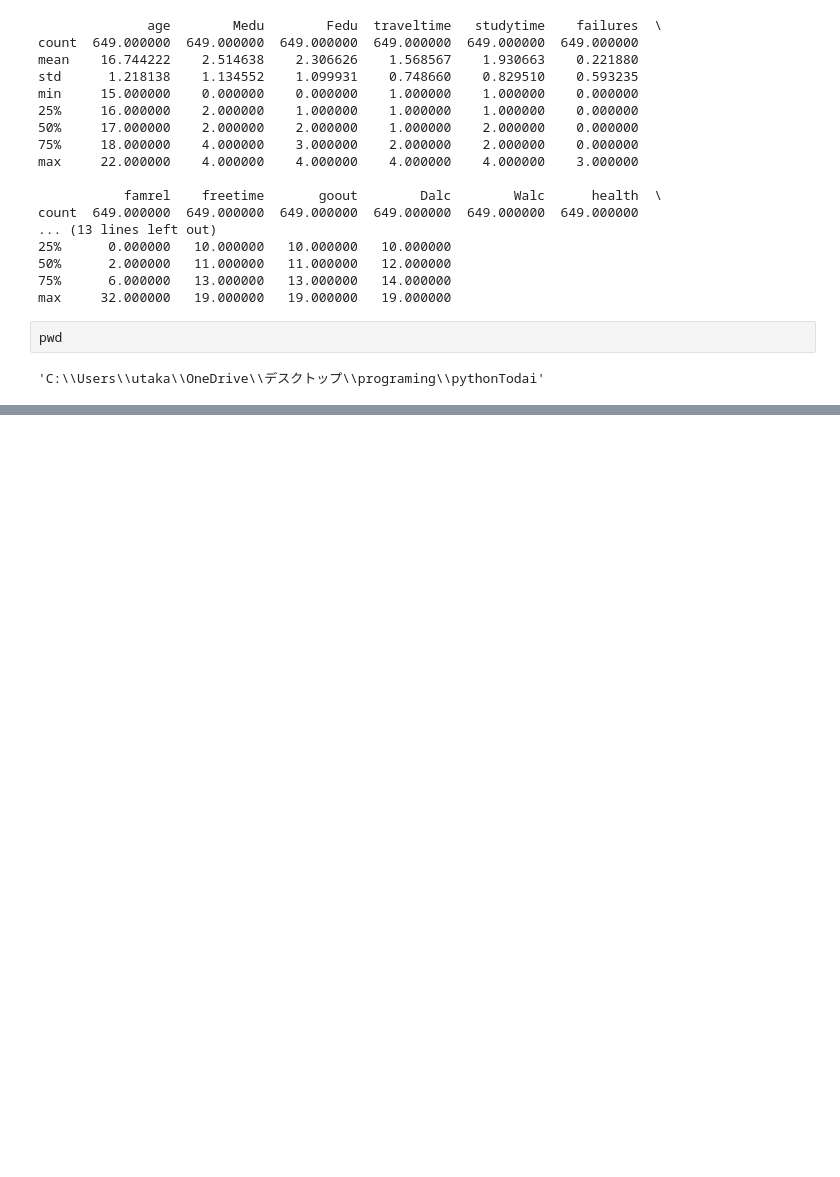
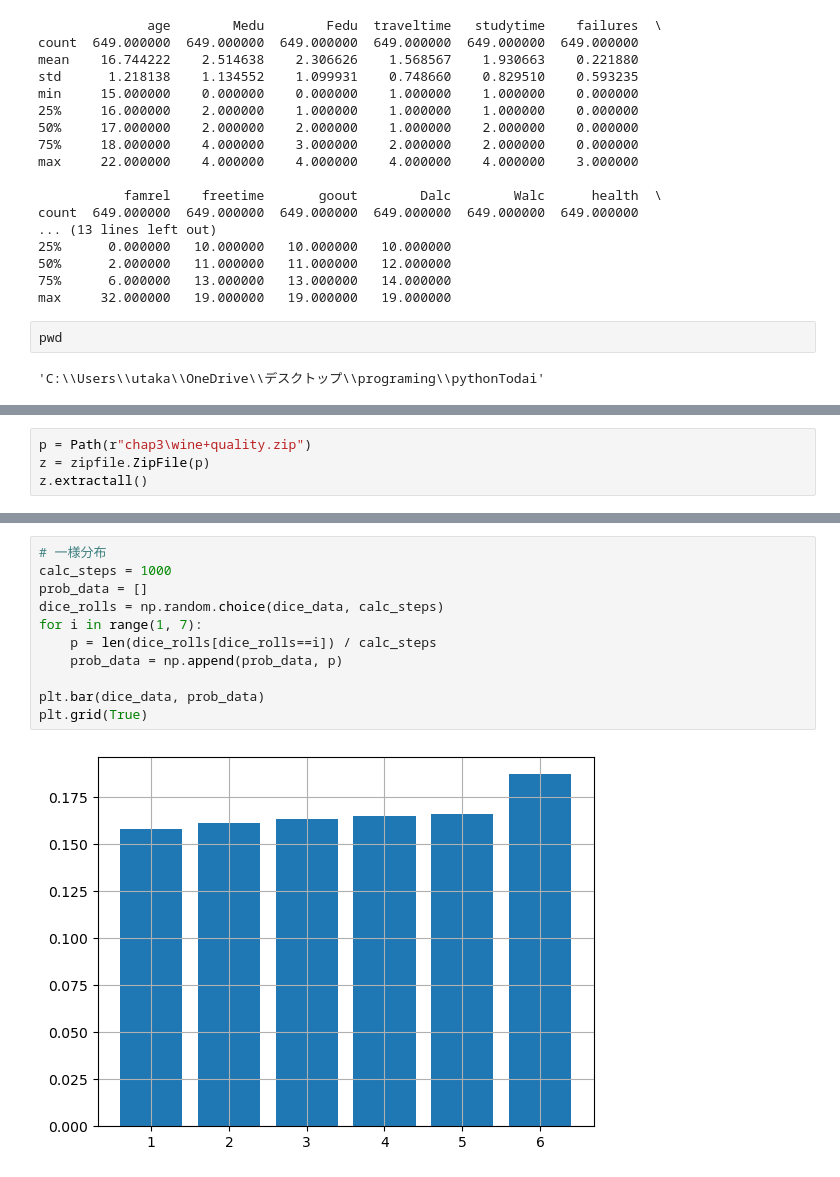
Before and after one commit to edayoshi-1999/python_Todai, a Jupyter notebook: 2.18.ipynb, the cells around one changed output, grey strips where cells are left out. Drawn from its saved outputs; the diff is of its cells as text; blank space fills up the shorter version.

```diff
--- a/2.18.ipynb
+++ b/2.18.ipynb
@@ -28,0 +72,4 @@ pwd
+# %%
+p = Path(r"chap3\wine+quality.zip")
+z = zipfile.ZipFile(p)
+z.extractall()
@@ -28,0 +144,13 @@ pwd
+# %%
+# 一様分布
+calc_steps = 1000
+prob_data = []
+dice_rolls = np.random.choice(dice_data, calc_steps)
+for i in range(1, 7):
+    p = len(dice_rolls[dice_rolls==i]) / calc_steps
+    prob_data = np.append(prob_data, p)
+
+plt.bar(dice_data, prob_data)
+plt.grid(True)
+# %% [output]
+[figure, added]
```
Also changed, not shown: parts of 26 cells of this notebook, 8 other files.
